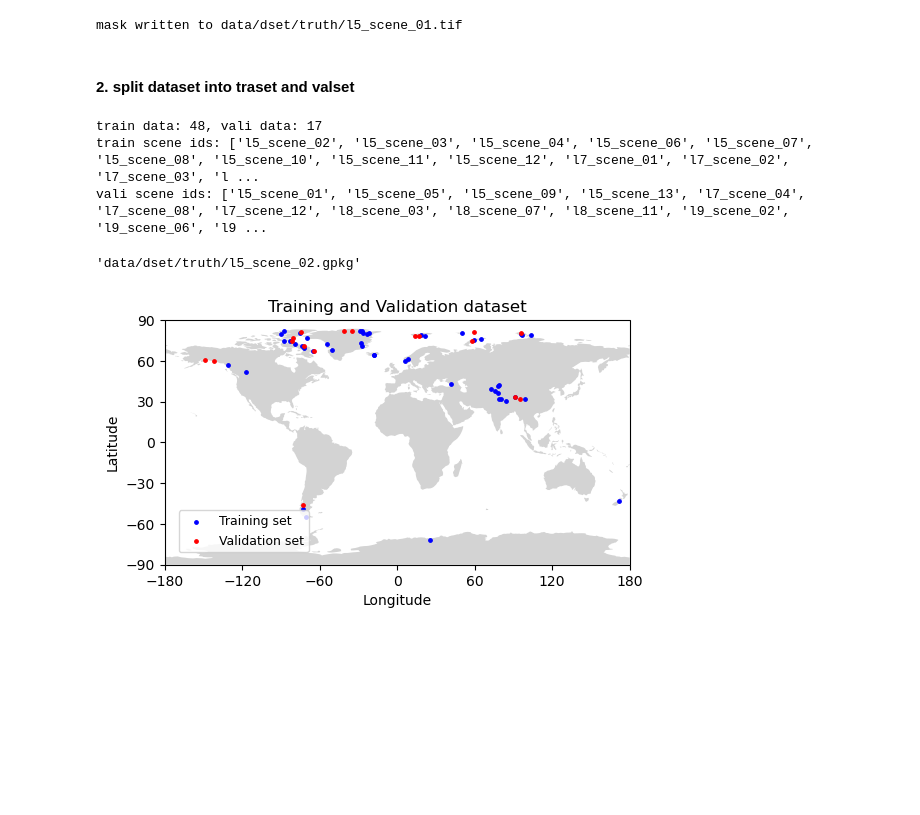
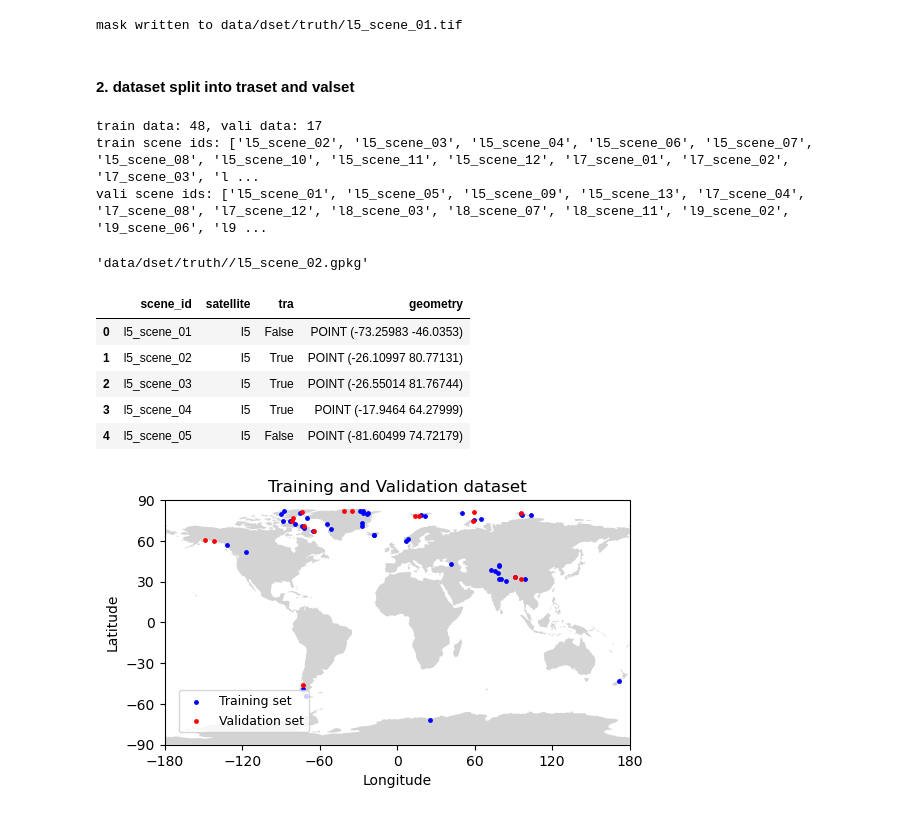
Before and after one commit to Hydrological-Observation-Group/GlaSet, a Jupyter notebook: notebooks/1_dset_prepare.ipynb, the cells around one changed output. Cells and saved outputs as stored; diff of their text form; code cells hidden in the pictures; blank space fills up the shorter version.

```diff
--- a/notebooks/1_dset_prepare.ipynb
+++ b/notebooks/1_dset_prepare.ipynb
@@ -28,8 +26,9 @@ print(len(paths_truth))
 # %%
 ## check the scene images and the truth vector
 id_dset = 57
-scene_rio = rio.open(paths_scene[id_dset])
-truth_vec_gpd = gpd.read_file(paths_truth[id_dset])
-scene_extent = [scene_rio.bounds.left, scene_rio.bounds.right, scene_rio.bounds.bottom, scene_rio.bounds.top]
-print(paths_scene[id_dset], paths_truth[id_dset])
+scene_rio = rio.open(config.paths_scene[id_dset])
+truth_vec_gpd = gpd.read_file(config.paths_truth_vec[id_dset])
+scene_extent = [scene_rio.bounds.left, scene_rio.bounds.right,
+                scene_rio.bounds.bottom, scene_rio.bounds.top]
+print(config.paths_scene[id_dset], config.paths_truth[id_dset])
 # %% [output]
@@ -79,7 +78,7 @@ plt.imshow(mask_water)
 [figure]
 # %%
 ## write the mask to a geotiff
-path_truth_gpkg = paths_truth[id_dset]
+path_truth_gpkg = config.paths_truth_vec[id_dset]
 path_truth_img = path_truth_gpkg.replace('.gpkg', '.tif')
 
 def write_mask_to_geotiff(mask, scene_rio, path_save):
@@ -99,9 +98,9 @@ write_mask_to_geotiff(mask = mask_water, scene_rio=scene_rio, path_save = path_t
 mask written to data/dset/truth/s2_scene_06.tif
 # %%
 ## batch processing: convert the .gpkg vector to .tiff truth image.
-for i, path_truth_vec in enumerate(paths_truth):
+for i, path_truth_vec in enumerate(config.paths_truth_vec):
     truth_vec_gpd = gpd.read_file(path_truth_vec)
-    scene_rio = rio.open(paths_scene[i])
+    scene_rio = rio.open(config.paths_scene[i])
     ### generate water mask
     if scene_rio.crs != truth_vec_gpd.crs:
         truth_vec_gpd = truth_vec_gpd.to_crs(scene_rio.crs.to_dict())
@@ -116,5 +115,5 @@ for i, path_truth_vec in enumerate(paths_truth):
 # %% [output]
 mask written to data/dset/truth/l5_scene_01.tif
 # %% [markdown]
-#### 2. split dataset into traset and valset
+#### 2. dataset split into traset and valset
 # %%
@@ -130,10 +129,35 @@ train scene ids: ['l5_scene_02', 'l5_scene_03', 'l5_scene_04', 'l5_scene_06', 'l
 vali scene ids: ['l5_scene_01', 'l5_scene_05', 'l5_scene_09', 'l5_scene_13', 'l7_scene_04', 'l7_scene_08', 'l7_scene_12', 'l8_scene_03', 'l8_scene_07', 'l8_scene_11', 'l9_scene_02', 'l9_scene_06', 'l9 ...
 # %%
 # get the paths for training and validation sets
-dir_truth = 'data/dset/truth'
-paths_truth_tra = [dir_truth+f'/{id}.gpkg' for id in ids_scene_tra]
-paths_truth_val = [dir_truth+f'/{id}.gpkg' for id in ids_scene_val]
-paths_truth_tra[0]
+paths_truth_vec_tra = [config.dir_truth+f'/{id}.gpkg' for id in config.ids_scene_tra]
+paths_truth_vec_val = [config.dir_truth+f'/{id}.gpkg' for id in config.ids_scene_val]
+paths_truth_vec_tra[0]
 # %% [output]
-'data/dset/truth/l5_scene_02.gpkg'
+'data/dset/truth//l5_scene_02.gpkg'
+# %%
+def get_center(path_vec):
+  scene_id = path_vec.split('/')[-1].split('.')[0]
+  truth_vec_gpd = gpd.read_file(path_vec)
+  truth_vec_gpd_wgs84 = truth_vec_gpd.to_crs(epsg=4326, inplace=False)
+  x_min, y_min, x_max, y_max = truth_vec_gpd_wgs84.union_all().bounds
+  center = ((x_min + x_max)/2, (y_min + y_max)/2)
+  return center, scene_id
+scene_centers, scene_ids = zip(*[get_center(path) for path in config.paths_truth_vec])
+# %%
+dset_gdf = gpd.GeoDataFrame({
+  'scene_id': [scene_id for scene_id in scene_ids],
+  'satellite': [scene_id[0:2] for scene_id in scene_ids],
+  'tra': [scene_id in config.ids_scene_tra for scene_id in scene_ids],
+  'geometry': [Point(center) for center in scene_centers],
+      },
+  crs='EPSG:4326')
+# dset_gdf.to_file('data/dset/dset.gpkg', driver='GPKG')
+dset_gdf.head()
+# %% [output]
+|  | scene_id | satellite | tra | geometry |
+| 0 | l5_scene_01 | l5 | False | POINT (-73.25983 -46.0353) |
+| 1 | l5_scene_02 | l5 | True | POINT (-26.10997 80.77131) |
+| 2 | l5_scene_03 | l5 | True | POINT (-26.55014 81.76744) |
+| 3 | l5_scene_04 | l5 | True | POINT (-17.9464 64.27999) |
+| 4 | l5_scene_05 | l5 | False | POINT (-81.60499 74.72179) |
 # %%
```
Also changed, not shown: parts of 8 cells of this notebook, 17 other files.
